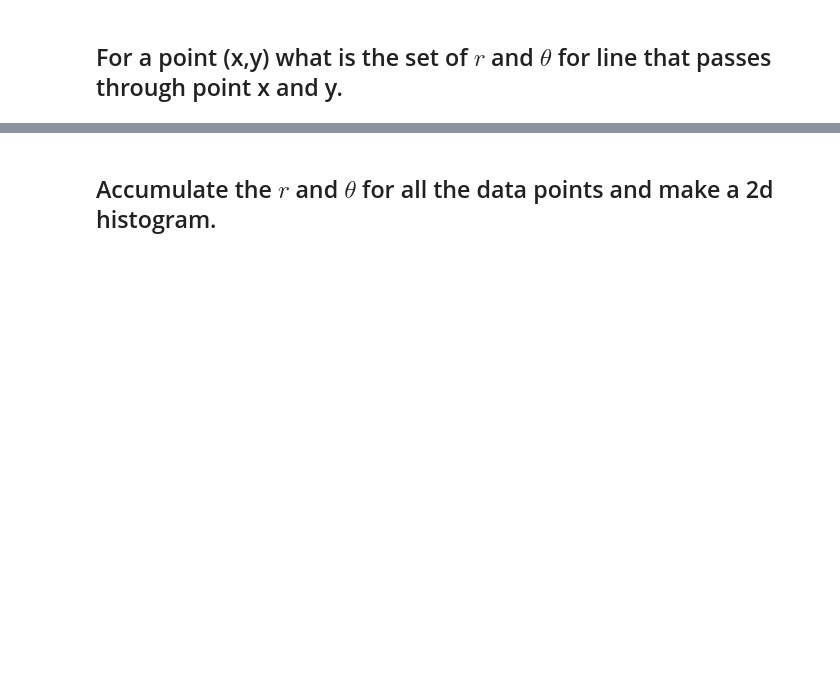
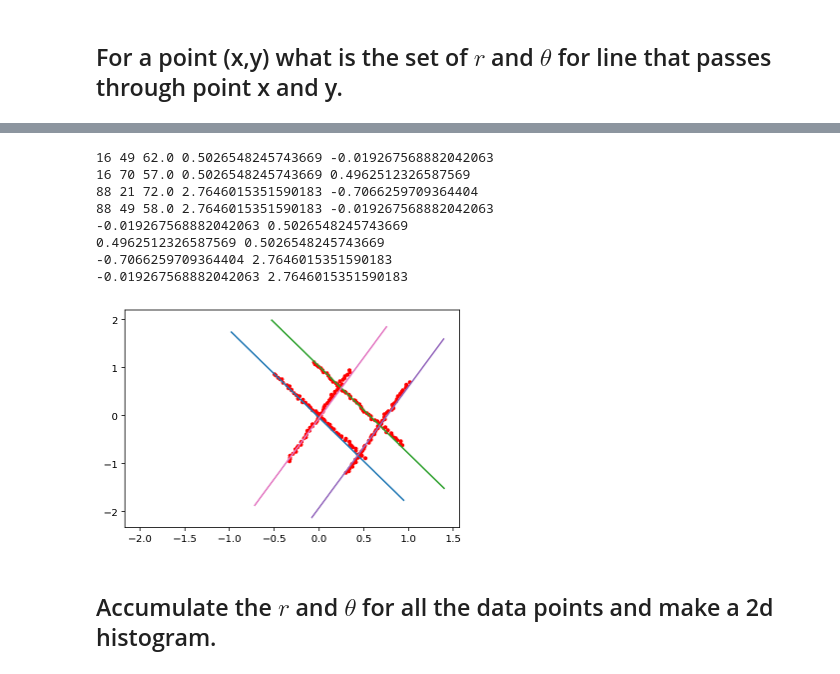
Before and after one commit to MUIC-Numerical-Methods-2018/extra-2-hough-transform, a Jupyter notebook: HoughTransform.ipynb, the cells around one changed output, grey strips where cells are left out. Cells and saved outputs as stored; diff of their text form; code cells hidden in the pictures; blank space fills up the shorter version.

```diff
--- a/HoughTransform.ipynb
+++ b/HoughTransform.ipynb
@@ -44,3 +88,32 @@ plt.plot(data[:, 0], data[:, 1], '.r')
+# %%
+nx, ny = h.shape
+good_rs = []
+good_thetas = []
+for i in range(nx):
+    for j in range(ny):
+        if h[i,j]> 55:
+            theta = ex[i]
+            r = ey[j]
+            print(i,j,h[i,j], theta, r)
+            good_rs.append(r)
+            good_thetas.append(theta)
+plt.plot(data[:, 0], data[:, 1], '.r')
+
+for r, theta in zip(good_rs, good_thetas):
+    print(r, theta)
+    xs, ys = makeline(r, theta)
+    plt.plot(xs, ys, -2, 2)
+    plt.grid()
+# %% [output]
+16 49 62.0 0.5026548245743669 -0.019267568882042063
+16 70 57.0 0.5026548245743669 0.4962512326587569
+88 21 72.0 2.7646015351590183 -0.7066259709364404
+88 49 58.0 2.7646015351590183 -0.019267568882042063
+-0.019267568882042063 0.5026548245743669
+0.4962512326587569 0.5026548245743669
+-0.7066259709364404 2.7646015351590183
+-0.019267568882042063 2.7646015351590183
+[figure, added]
 # %% [markdown]
 ## Accumulate the $r$ and $\theta$ for all the data points and make a 2d histogram.
 # %% [markdown]
```
Also changed, not shown: parts of 5 cells of this notebook.
